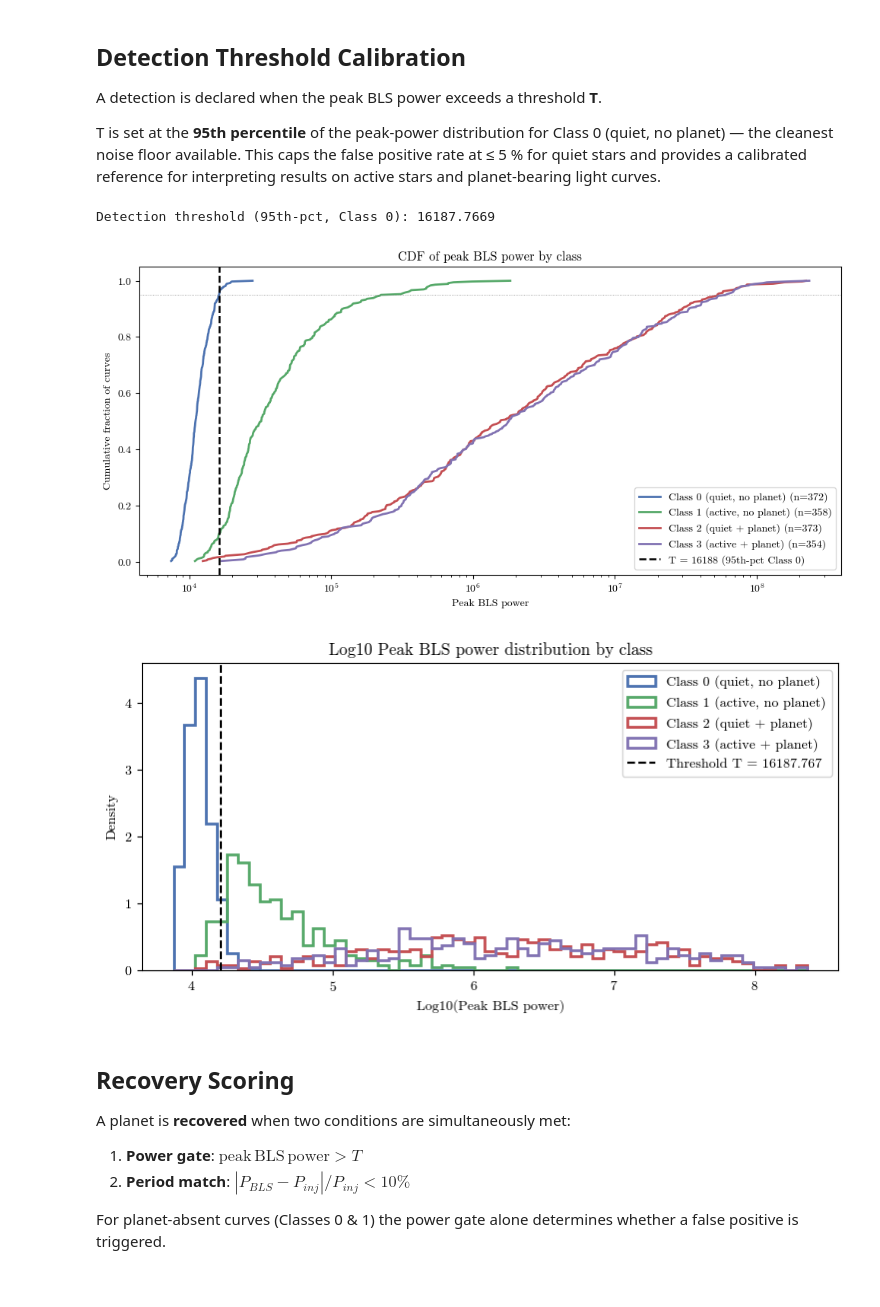
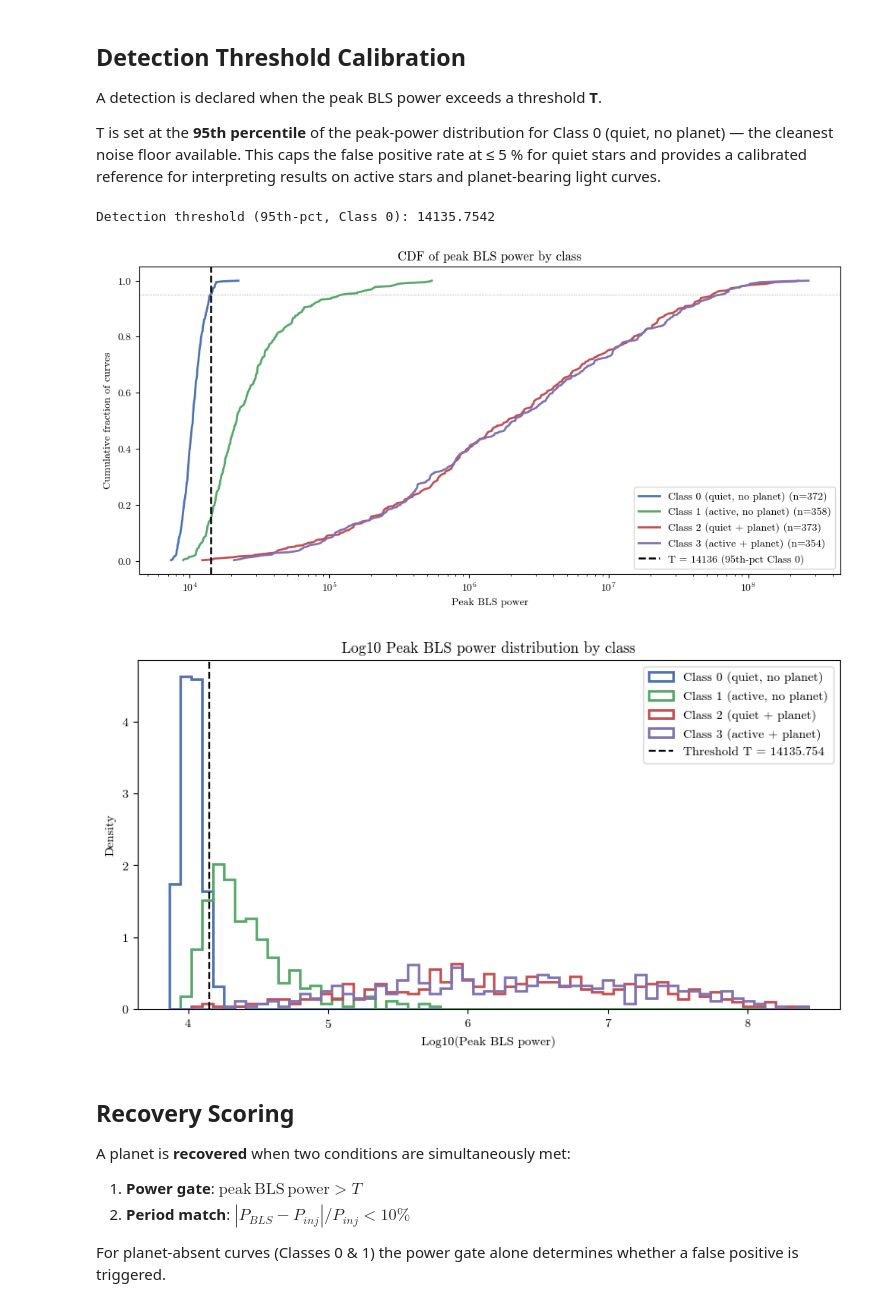
Before and after one commit to IsaacLP/Computational-Astrobiology, a Jupyter notebook: project/notebooks/phase3_bls_baseline.ipynb, the cells around one changed output. Drawn from its saved outputs; the diff is of its cells as text; code cells hidden in the pictures.

```diff
--- a/project/notebooks/phase3_bls_baseline.ipynb
+++ b/project/notebooks/phase3_bls_baseline.ipynb
@@ -82,7 +82,7 @@ One function per stage:
 BIN_FACTOR  = 6                          # 10-min cadence -> 1-h bins
 WINDOW_D    = 0.5                        # Wotan biweight window
 DURATIONS_D = [0.05, 0.10, 0.16, 0.25]  # trial transit durations
-PERIOD_MIN  = 3.0
+PERIOD_MIN  = 0.5                       # minimum trial period
 PERIOD_MAX  = 50.0
 N_PERIODS   = 30_000                      # trial periods (uniform in frequency)
 PERIOD_TOL  = 0.10                        # 10 % period-match tolerance
@@ -138,11 +138,11 @@ Each light curve is processed independently — the pipeline never sees the inje
 try:
     bls_df = pd.read_csv(DATA_DIR / "bls_results.csv")
 except FileNotFoundError:
-    args = [(file_id, time_days, flux_all[i]) for i, file_id in enumerate(file_ids)]
+    args = [(file_ids[i], time_days, flux_all[i]) for i in range(n_lc)]
     raw = [process_lc(a) for a in tqdm(args, desc="BLS")]
     bls_df = pd.DataFrame(raw).set_index("file_id")
 
-    # Attach ground-truth columns from metadata (positional alignment via file_ids)
+    # Attach ground-truth columns from metadata (alignment via file_ids)
     keep = ["label", "activity_class", "planet_present",
                 "planet_period_days", "transit_depth_ppm",'planet_radius_earth',
                 "star_mass_msun", "star_radius_rsun", "rotation_period_days"]
@@ -186,25 +186,25 @@ ax.legend()
 plt.tight_layout()
 plt.show()
 # %% [output]
-Detection threshold (95th-pct, Class 0): 16187.7669
+Detection threshold (95th-pct, Class 0): 14135.7542
-[figure, old version]
+[figure, new version]
 # %%
 logp = np.log10(bls_df["bls_power"].clip(lower=1))
 bins = np.linspace(logp.min(), logp.max(), 60)
-fig, ax = plt.subplots(figsize=(9, 4))
+fig, ax = plt.subplots(figsize=(10, 5))
 for cls in range(4):
     vals = np.log10(bls_df.loc[bls_df["label"]==cls,"bls_power"].clip(lower=1))
     ax.hist(vals, bins=bins, histtype="step", lw=2,
             color=CLASS_COLORS[cls], label=CLASS_LABELS[cls], density=True)
 ax.axvline(np.log10(THRESHOLD), color="k", ls="--", lw=1.5,
            label=f"Threshold T = {THRESHOLD:.3f}")
 ax.legend()
 ax.set_xlabel("Log10(Peak BLS power)")
 ax.set_ylabel("Density")
 ax.set_title("Log10 Peak BLS power distribution by class")
 plt.show()
 # %% [output]
-[figure, old version]
+[figure, new version]
 # %% [markdown]
 ## Recovery Scoring
 
```
Also changed, not shown: parts of 19 cells of this notebook, 1 other file.
